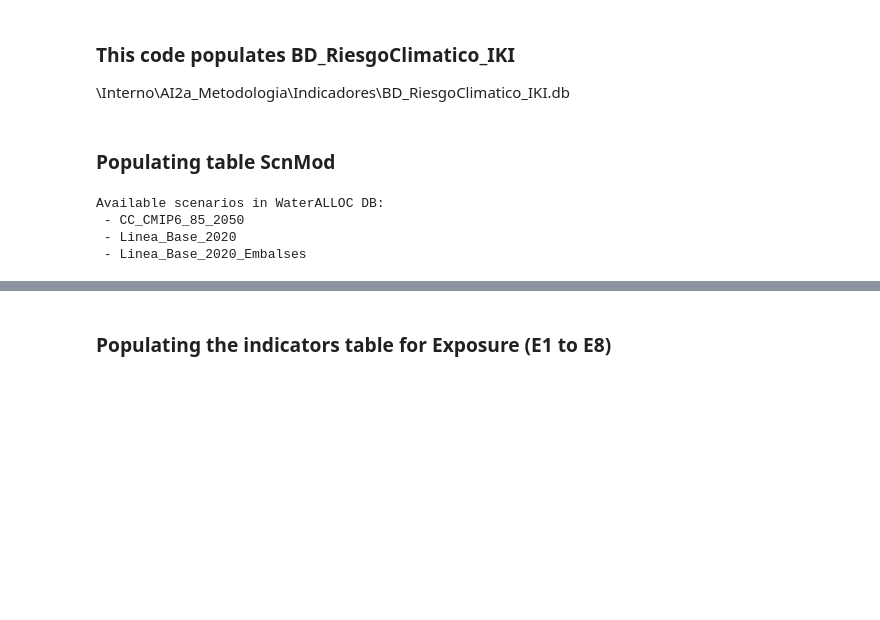
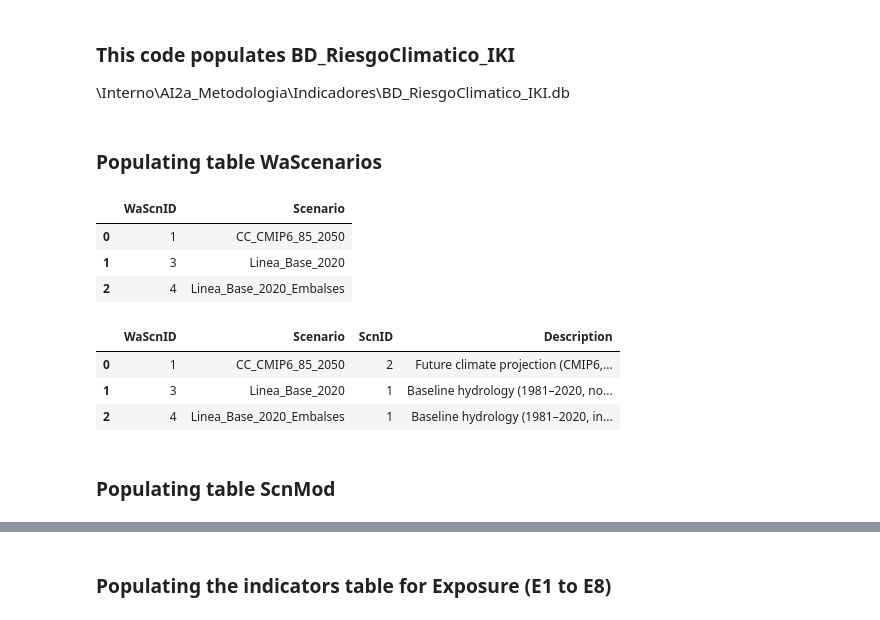
Before and after one commit to RTIInternational/iki-risk-assessment, a Jupyter notebook: Computing_BD_ClimateRisk_IKI.ipynb, the cells around one changed output, grey strips where cells are left out. Saved outputs shown, nothing was run; the diff lists cells and outputs as text; code cells hidden in the pictures; blank space fills up the shorter version.

Commit message:
Updating indicators table, scenarios table, and adding new table for populating wateralloc indicators

```diff
--- a/Computing_BD_ClimateRisk_IKI.ipynb
+++ b/Computing_BD_ClimateRisk_IKI.ipynb
@@ -13,4 +13,4 @@ import os
 from openpyxl import load_workbook
 import re
 # %% [markdown]
-### Populating table ScnMod
+### Populating table WaScenarios
@@ -28,20 +25,20 @@ wateralloc_db = fr"C:\Users\sbakar\OneDrive - Research Triangle Institute\IKI Pe
 # Connect to WaterALLOC database
 conn_wa = sqlite3.connect(wateralloc_db)
 
-# Query available scenarios
-scenarios_query = """
-SELECT DISTINCT Scenario
-FROM Scenarios
-ORDER BY Scenario
-"""
+wa_scenarios_df = pd.read_sql_query(
+    "SELECT * FROM Scenarios;",
+    conn_wa
+)
 
-wa_scenarios_df = pd.read_sql_query(scenarios_query, conn_wa)
+conn_wa.close()
 
-print("Available scenarios in WaterALLOC DB:")
-for s in wa_scenarios_df["Scenario"]:
-    print(f" - {s}")
+wa_scenarios_df = wa_scenarios_df.rename(
+    columns={"ScnID": "WaScnID"}
+)
+
+wa_scenarios_df
 # %% [output]
-Available scenarios in WaterALLOC DB:
- - CC_CMIP6_85_2050
- - Linea_Base_2020
- - Linea_Base_2020_Embalses
+|  | WaScnID | Scenario |
+| 0 | 1 | CC_CMIP6_85_2050 |
+| 1 | 3 | Linea_Base_2020 |
+| 2 | 4 | Linea_Base_2020_Embalses |
@@ -78,0 +45,45 @@ for wa_id, (wa_name, desc) in wa_scenario_info.items():
+# %%
+# WaterALLOC scenario info: WaScnID -> (WaScnName, Description)
+wa_scenario_info = {
+    3: ("Linea_Base_2020", "Baseline hydrology (1981–2020, no additional infrastructure)"),
+    4: ("Linea_Base_2020_Embalses", "Baseline hydrology (1981–2020, includes reservoirs)"),
+    1: ("CC_CMIP6_85_2050", "Future climate projection (CMIP6, SSP5-8.5, 2050)"),
+    # add more as needed, refer to the printed output from the cell above for list of scenarios
+}
+# %%
+# add mapping to scenario id
+def normalize_text(s):
+    if s is None:
+        return ""
+    s = s.upper()
+    s = re.sub(r"[_\-]+", " ", s)
+    s = re.sub(r"\s+", " ", s)
+    return s.strip()
+
+# adjust/add as we add more scenarios
+
+def assign_scnid_from_text(scenario_name):
+    s = normalize_text(scenario_name)
+
+    if "LINEA BASE" in s:
+        return 1
+    if "CC CMIP6 85" in s:
+        return 2
+
+    return None
+# %%
+wa_scenarios_df["ScnID"] = wa_scenarios_df["Scenario"].apply(assign_scnid_from_text)
+# %%
+wa_desc_lookup = {
+    wa_scn_id: desc
+    for wa_scn_id, (_, desc) in wa_scenario_info.items()
+}
+
+wa_scenarios_df["Description"] = wa_scenarios_df["WaScnID"].map(wa_desc_lookup)
+# %%
+wa_scenarios_df
+# %% [output]
+|  | WaScnID | Scenario | ScnID | Description |
+| 0 | 1 | CC_CMIP6_85_2050 | 2 | Future climate projection (CMIP6,... |
+| 1 | 3 | Linea_Base_2020 | 1 | Baseline hydrology (1981–2020, no... |
+| 2 | 4 | Linea_Base_2020_Embalses | 1 | Baseline hydrology (1981–2020, in... |
@@ -78,0 +115,2 @@ for wa_id, (wa_name, desc) in wa_scenario_info.items():
+# %% [markdown]
+### Populating table ScnMod
```
Also changed, not shown: parts of 22 cells of this notebook, 1 other file.
